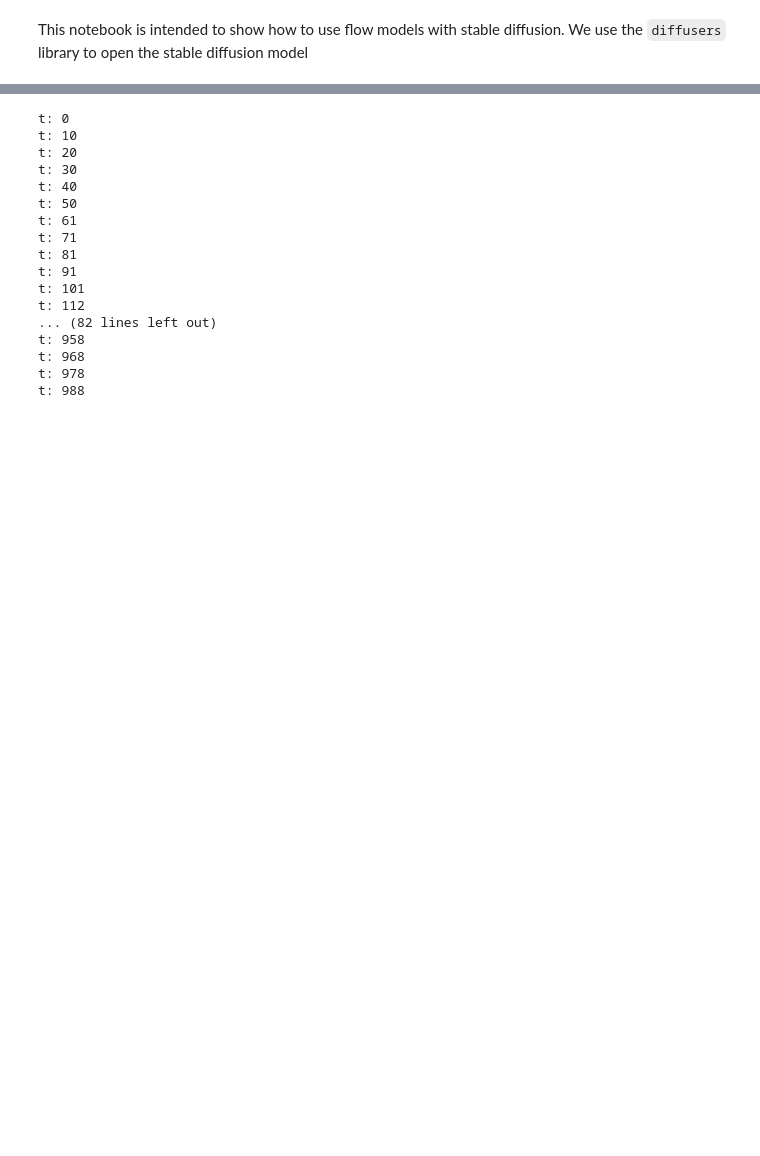
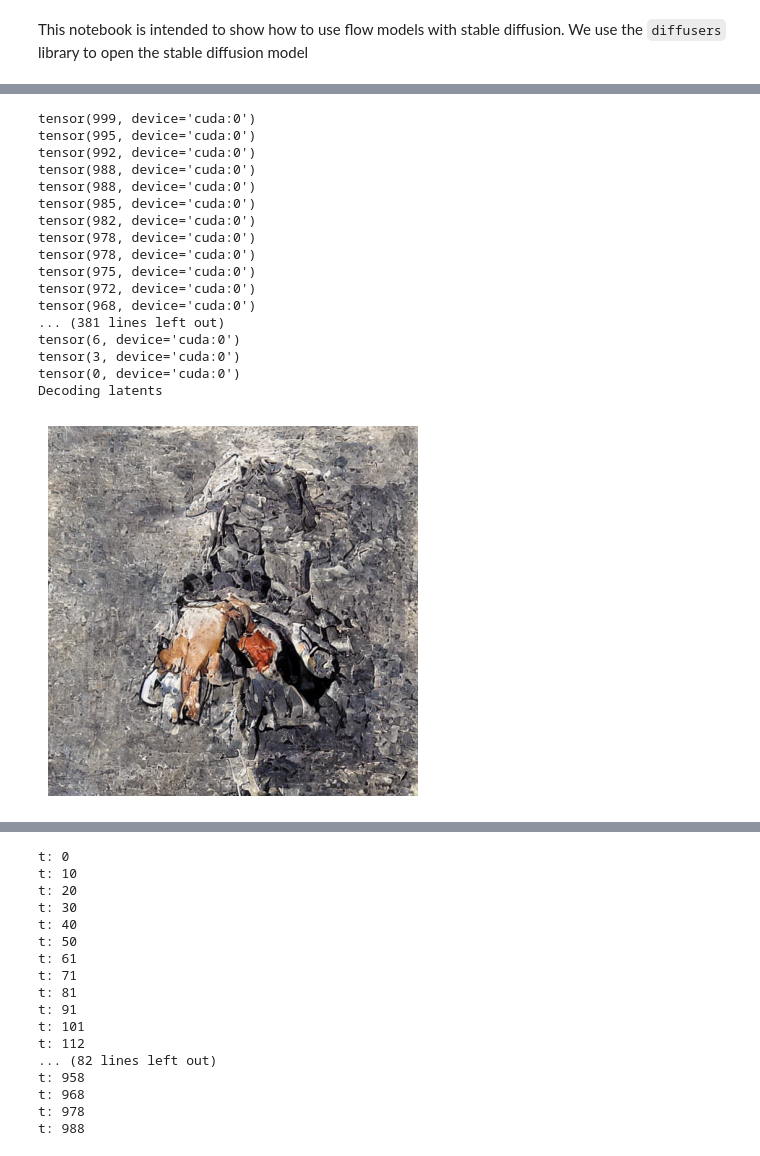
Before and after one commit to mathis-wauquiez/StageTests, a Jupyter notebook: notebooks/large_scale_generation.ipynb, the cells around one changed output, grey strips where cells are left out. Drawn from its saved outputs; the diff is of its cells as text; code cells hidden in the pictures; blank space fills up the shorter version.

```diff
--- a/notebooks/large_scale_generation.ipynb
+++ b/notebooks/large_scale_generation.ipynb
@@ -75,0 +164,57 @@ plt.legend()
+# %%
+def unet_predict(t, x_t):
+    T = len(scheduler.alphas_cumprod)
+
+    t = (1-t) * (T-1)
+    t = torch.clamp(t, 0, T-1).long()
+    t = t.to(x_t.device)
+    print(t.max())
+
+    # Get the predicted noise from the UNet
+    with torch.no_grad():
+        noise_pred = unet(x_t.to(dtype=torch.float16), t, encoder_hidden_states=text_embeddings).sample
+    return noise_pred.to(dtype=torch.float32)
+# %%
+from src.flows.schedulers import CosineScheduler, InterpolatedScheduler
+from src.flows.flow import Flow
+from src.flows.path import AffinePath
+from src.flows.types import FlowConfig
+from src.flows.losses import MSEFlowMatchingLoss
+
+# Create the flow matching object
+fm_scheduler = InterpolatedScheduler(alphas_cumprod=scheduler.alphas_cumprod)
+path = AffinePath(scheduler=fm_scheduler)
+
+cfg = FlowConfig(
+    predicts="x0", # the unet predicts the noise
+    compile=False
+)
+
+flow = Flow(
+    path=path,
+    loss_fn=MSEFlowMatchingLoss,
+    model=unet_predict,
+    cfg=cfg
+)
+
+latents = torch.randn(1, 4, 64, 64).to("cuda")
+
+# uses midpoint per default for the discretization - two calls per step
+latents = flow.sample(latents, n_steps=100, method="rk4")
+latents = latents / 0.18215
+latents = latents.to(dtype=torch.float16, device='cuda')
+
+# pipeline.vae.to("cpu")
+
+print('Decoding latents')
+with torch.no_grad():
+    image = pipeline.vae.decode(latents).sample
+
+image = (image / 2 + 0.5).clamp(0, 1)
+image = image.cpu().permute(0, 2, 3, 1).numpy()
+image = (image * 255).round().astype("uint8")
+# Plot the image
+plt.imshow(image[0])
+plt.axis("off")
+plt.show()
+# %% [output]
@@ -75,0 +222,18 @@ plt.legend()
+tensor(999, device='cuda:0')
+tensor(995, device='cuda:0')
+tensor(992, device='cuda:0')
+tensor(988, device='cuda:0')
+tensor(988, device='cuda:0')
+tensor(985, device='cuda:0')
+tensor(982, device='cuda:0')
+tensor(978, device='cuda:0')
+tensor(978, device='cuda:0')
+tensor(975, device='cuda:0')
+tensor(972, device='cuda:0')
+tensor(968, device='cuda:0')
+... (381 lines left out)
+tensor(6, device='cuda:0')
+tensor(3, device='cuda:0')
+tensor(0, device='cuda:0')
+Decoding latents
+[figure, added]
```
Also changed, not shown: parts of 7 cells of this notebook, 21 other files.
